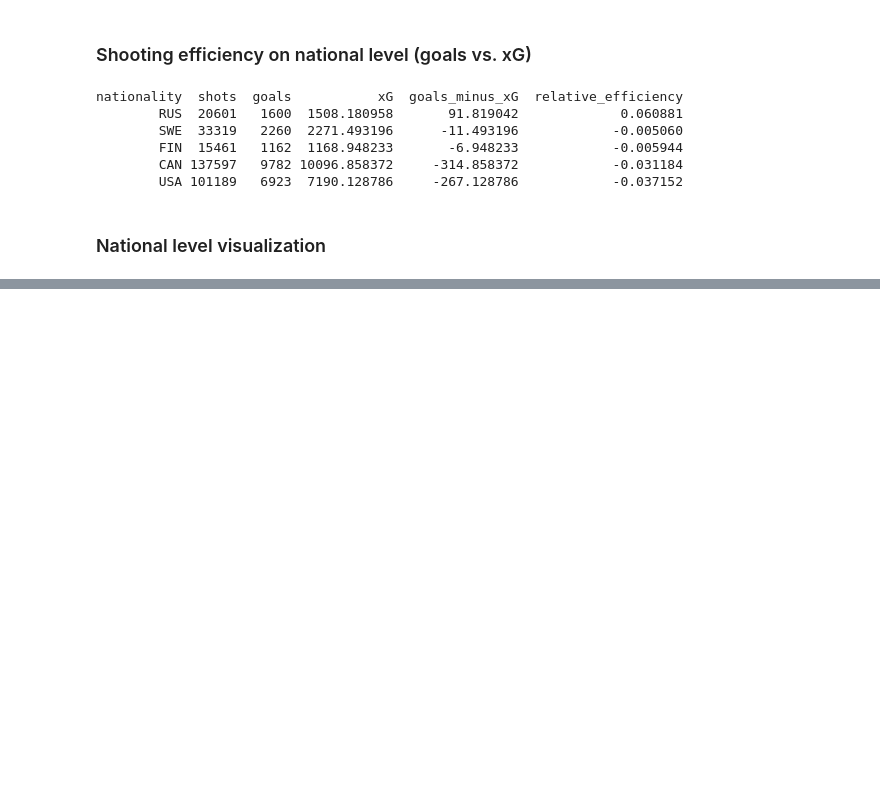
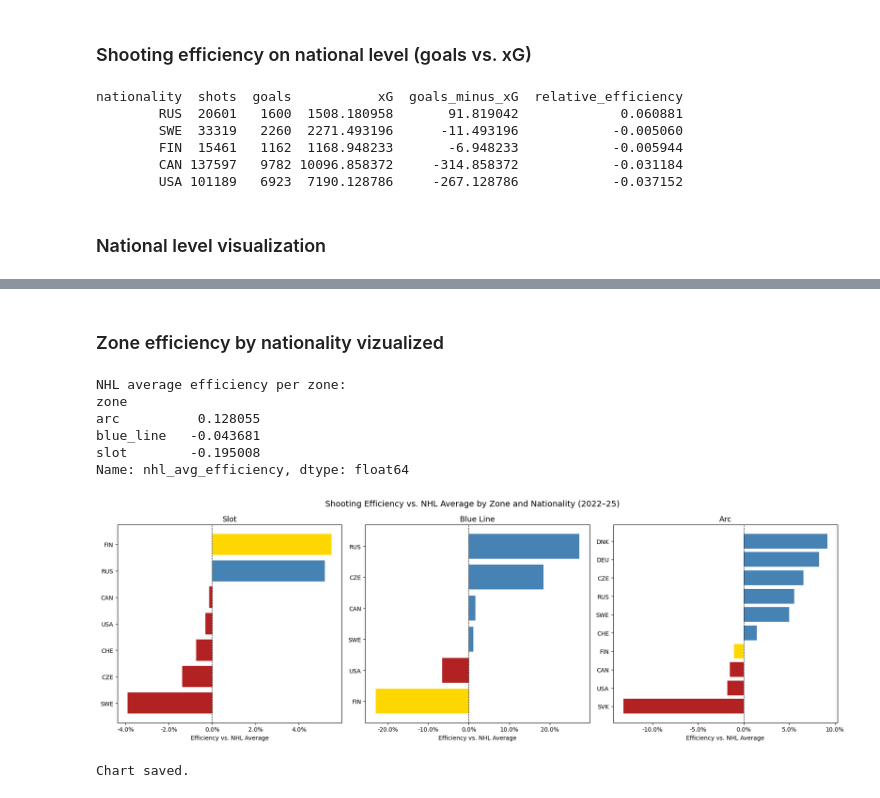
Before and after one commit to juusojf/analysis-on-finnish-nhlers-shooting-efficiency, a Jupyter notebook: notebooks/02_eda.ipynb, the cells around one changed output, grey strips where cells are left out. Cells and saved outputs as stored; diff of their text form; code cells hidden in the pictures; blank space fills up the shorter version.

```diff
--- a/notebooks/02_eda.ipynb
+++ b/notebooks/02_eda.ipynb
@@ -144,0 +299,53 @@ plt.show()
+# %% [markdown]
+### Zone efficiency by nationality vizualized
+# %%
+zones = ['slot', 'blue_line', 'arc']
+zone_labels = {'slot': 'Slot', 'blue_line': 'Blue Line', 'arc': 'Arc'}
+
+# Normalize to NHL average per zone
+nhl_avg = zone_efficiency.groupby('zone').apply(
+    lambda x: (x['goals'].sum() - x['xG'].sum()) / x['xG'].sum()
+).rename('nhl_avg_efficiency')
+
+zone_efficiency = zone_efficiency.merge(nhl_avg, on='zone')
+zone_efficiency['efficiency_vs_nhl'] = (
+    zone_efficiency['relative_efficiency'] - zone_efficiency['nhl_avg_efficiency']
+)
+
+print("NHL average efficiency per zone:")
+print(nhl_avg)
+print()
+
+fig, axes = plt.subplots(1, 3, figsize=(18, 6))
+
+for i, zone in enumerate(zones):
+    ax = axes[i]
+    zone_data = zone_efficiency[zone_efficiency['zone'] == zone].sort_values(
+        'efficiency_vs_nhl', ascending=True
+    )
+
+    colors = ['gold' if n == 'FIN' else
+              'firebrick' if x < 0 else
+              'steelblue'
+              for n, x in zip(zone_data['nationality'], zone_data['efficiency_vs_nhl'])]
+
+    ax.barh(zone_data['nationality'], zone_data['efficiency_vs_nhl'], color=colors)
+    ax.axvline(x=0, color='black', linewidth=0.8, linestyle='--')
+    ax.set_title(zone_labels[zone], fontsize=13)
+    ax.set_xlabel('Efficiency vs. NHL Average')
+    ax.xaxis.set_major_formatter(plt.FuncFormatter(lambda x, _: f'{x:.1%}'))
+
+plt.suptitle('Shooting Efficiency vs. NHL Average by Zone and Nationality (2022–25)', fontsize=14)
+plt.tight_layout()
+plt.savefig('../visualizations/03_zone_efficiency_by_nationality.png', dpi=150)
+plt.show()
+print("Chart saved.")
+# %% [output]
+NHL average efficiency per zone:
+zone
+arc          0.128055
+blue_line   -0.043681
+slot        -0.195008
+Name: nhl_avg_efficiency, dtype: float64
+[figure, added]
+Chart saved.
```
Also changed, not shown: parts of 9 cells of this notebook, 2 other files.
